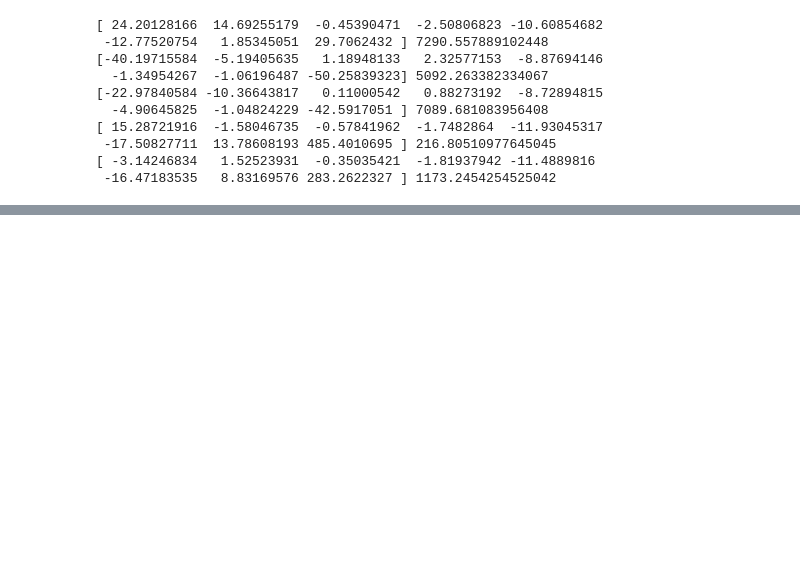
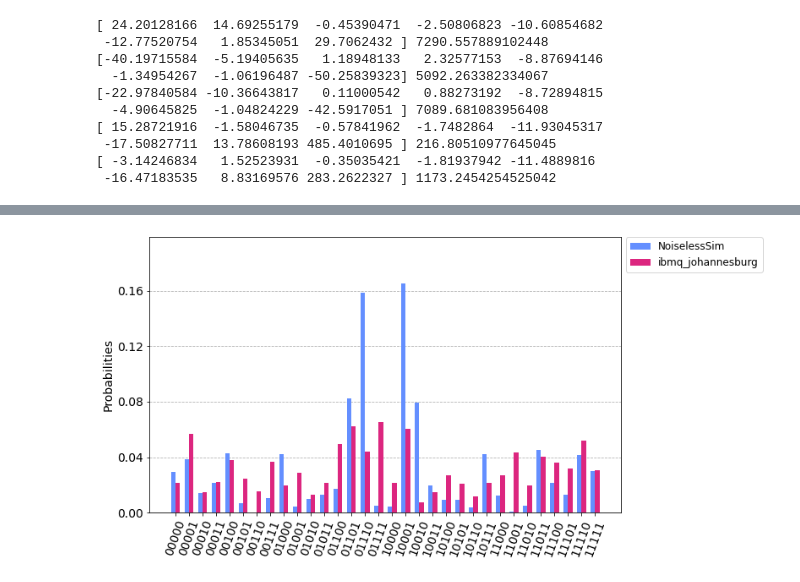
Before and after one commit to teaguetomesh/coresets, a Jupyter notebook: kMeans/test_kmeans_qaoa.ipynb, the cells around one changed output, grey strips where cells are left out. Saved outputs shown, nothing was run; the diff lists cells and outputs as text; code cells hidden in the pictures; blank space fills up the shorter version.

```diff
--- a/kMeans/test_kmeans_qaoa.ipynb
+++ b/kMeans/test_kmeans_qaoa.ipynb
@@ -51,0 +101,7 @@ print('The corresponding problem Hamiltonian is:\nH = {}'.format(hstr))
+# %%
+plot_histogram([noiseless_counts, qpu_counts], figsize=(10, 6), legend=['NoiselessSim', 'ibmq_johannesburg'], bar_labels=False)
+#fig = plot_histogram([noiseless_counts, noisy_counts, rome_counts], figsize=(10, 6), legend=['NoiselessSim', 'NoisySim', 'IBMQ_Rome'], bar_labels=False)
+#fig.set_tight_layout(True)
+#fig.savefig('kmeans_qaoa2.png')
+# %% [output]
+[figure, added]
```
Also changed, not shown: parts of 16 cells of this notebook, 1 other file.
